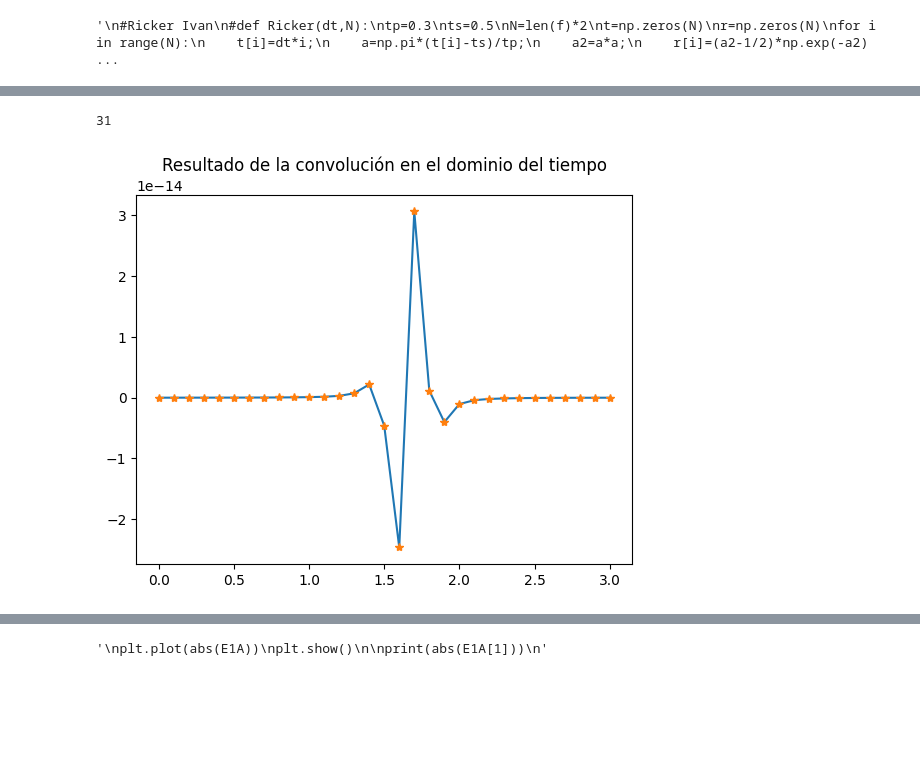
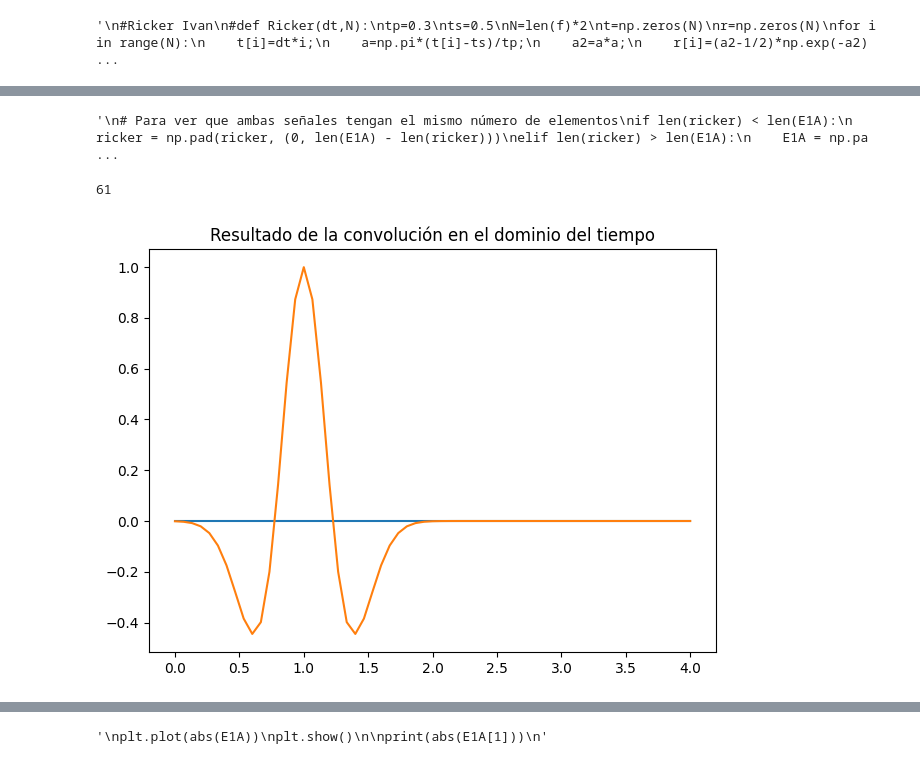
Before and after one commit to seismomat/IBEM, a Jupyter notebook: IBEM_General.ipynb, the cells around one changed output, grey strips where cells are left out. Drawn from its saved outputs; the diff is of its cells as text; code cells hidden in the pictures; blank space fills up the shorter version.

```diff
--- a/IBEM_General.ipynb
+++ b/IBEM_General.ipynb
@@ -546,4 +557,13 @@ plt.plot(abs(E1F),'*')
 plt.gca().invert_yaxis()
 plt.show()
 '''
+
+#UNiendo arreglos:
+uC2=uC[::-1]
+uF=np.concatenate((u,uC2))
+
+plt.plot(abs(uF),'*')
+plt.gca().invert_yaxis()
+plt.show()
+len(uF)
 # %% [output]
@@ -576,22 +597,27 @@ plt.show()
 # %%
 #Ricker Nuevo:
 def ricker_wavelet(t, f):
-    return (1 - 2 * (np.pi * f * (t-0.5))**2) * np.exp(-(np.pi * f * (t-0.5))**2)
+    return (1 - 2 * (np.pi * f * (t-1))**2) * np.exp(-(np.pi * f * (t-1))**2)
 # %%
 # Parámetros del pulso Ricker
-frecuencia_ricker = 3.0  # Frecuencia central del pulso
+frecuencia_ricker = 1.0  # Frecuencia central del pulso
 
 # Crear un vector de tiempo para el pulso Ricker
-t_ricker = np.linspace(0, 3, len(f))
+t_ricker = np.linspace(0, 4, len(f)*2-1)
 
 # Calcular el pulso Ricker
 ricker = ricker_wavelet(t_ricker, frecuencia_ricker)
-
+print(len(ricker))
 
 
 plt.plot(t_ricker,ricker)
 plt.show()
 
+
+# Calcular la transformada de Fourier del pulso Ricker
+ricker_frecuencias = np.fft.fft(ricker)
+plt.plot(abs(ricker_frecuencias))
+plt.show()
 #plt.plot(abs(ricker_frecuencias))
 #plt.show()
 # %% [output]
@@ -599,11 +627,23 @@ plt.show()
+# %%
+# Para ver que ambas señales tengan el mismo número de elementos
+if len(ricker) < len(uF):
+    ricker = np.pad(ricker, (0, len(uF) - len(ricker)))
+elif len(ricker) > len(uF):
+    uF = np.pad(uF, ((0, len(ricker) - len(uF)), (0, 0)))
 # %%
+'''
 # Para ver que ambas señales tengan el mismo número de elementos
 if len(ricker) < len(E1A):
     ricker = np.pad(ricker, (0, len(E1A) - len(ricker)))
 elif len(ricker) > len(E1A):
     E1A = np.pad(E1A, ((0, len(ricker) - len(E1A)), (0, 0)))
 
+print(len(E1A))
+
 if len(ricker) < len(E2A):
     ricker = np.pad(ricker, (0, len(E2A) - len(ricker)))
 elif len(ricker) > len(E2A):
     E2A = np.pad(E2A, ((0, len(ricker) - len(E2A)), (0, 0)))
+'''
+# %% [output]
+'\n# Para ver que ambas señales tengan el mismo número de elementos\nif len(ricker) < len(E1A):\n    ricker = np.pad(ricker, (0, len(E1A) - len(ricker)))\nelif len(ricker) > len(E1A):\n    E1A = np.pa ...
@@ -610,21 +652,25 @@ elif len(ricker) > len(E2A):
 # %%
 # Calcular la transformada de Fourier del pulso Ricker
-ricker_frecuencias = np.fft.fft(ricker)
+#ricker_frecuencias = np.fft.fft(ricker)
+#plt.plot(abs(ricker_frecuencias))
+#plt.show()
 
 # Realizar la convolución en el dominio de las frecuencias
-resultado_frecuencias = E1A * ricker_frecuencias[:, np.newaxis]
-resultado_frecuencias2 = E2A * ricker_frecuencias[:, np.newaxis]
+resultado_frecuencias = uF * ricker_frecuencias[:, np.newaxis]
+#resultado_frecuencias2 = E2A * ricker_frecuencias[:, np.newaxis]
 
 # Calcular la transformada inversa de Fourier para obtener la señal en el dominio del tiempo
 resultado_tiempo = np.fft.ifft(resultado_frecuencias, axis=0)
-resultado_tiempo2 = np.fft.ifft(resultado_frecuencias2, axis=0)
+#resultado_tiempo2 = np.fft.ifft(resultado_frecuencias2, axis=0)
 print(len(resultado_tiempo))
 
 # Graficar el resultado en el dominio del tiempo
 plt.plot(t_ricker,resultado_tiempo.real)
-plt.plot(t_ricker,resultado_tiempo2.real,'*')
+plt.plot(t_ricker,ricker)
+#plt.plot(t_ricker,resultado_tiempo2.real,'*')
 plt.title('Resultado de la convolución en el dominio del tiempo')
+plt.tight_layout()
 plt.show()
 # %% [output]
-31
+61
-[figure, old version]
+[figure, new version]
```
Also changed, not shown: parts of 15 cells of this notebook.
